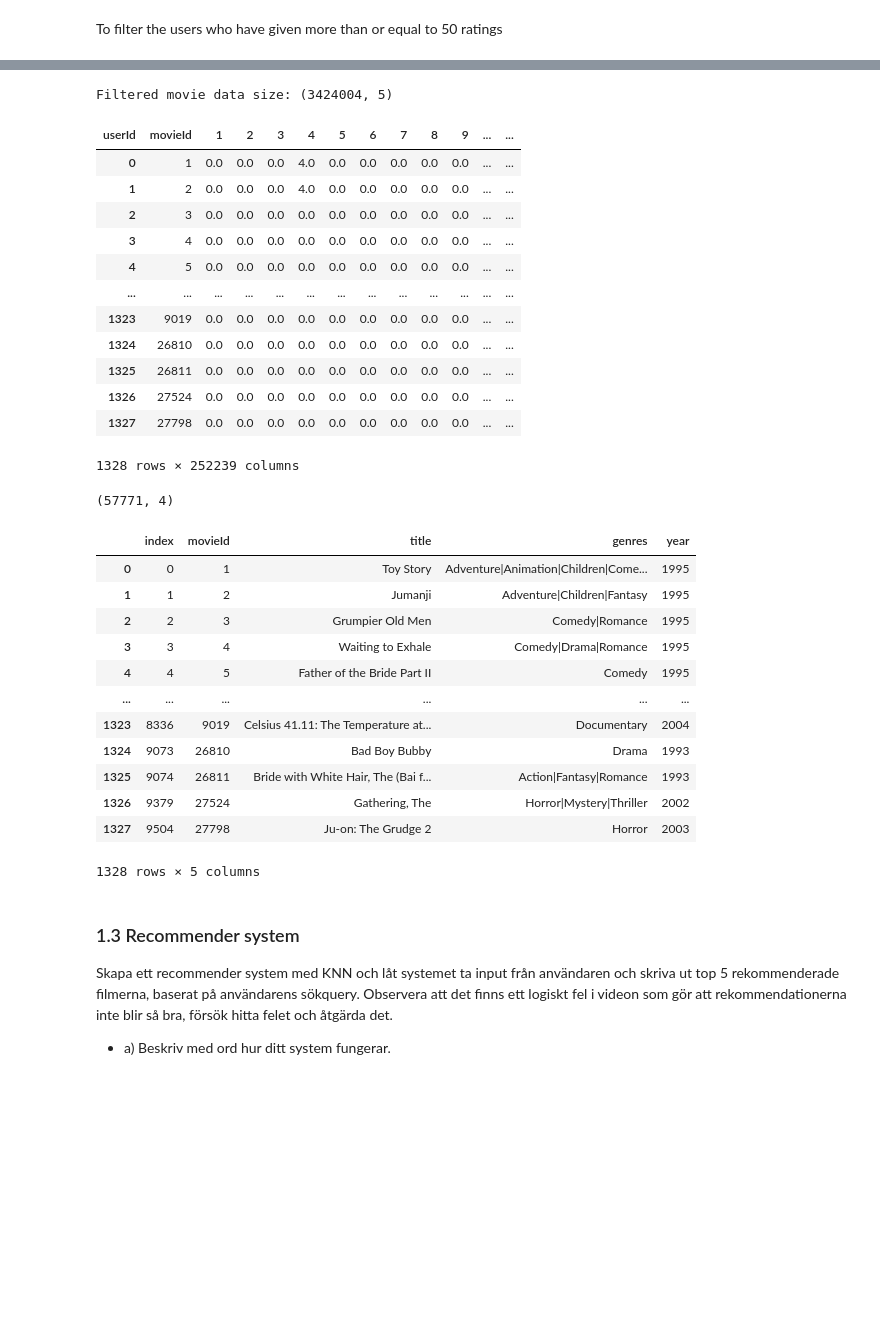
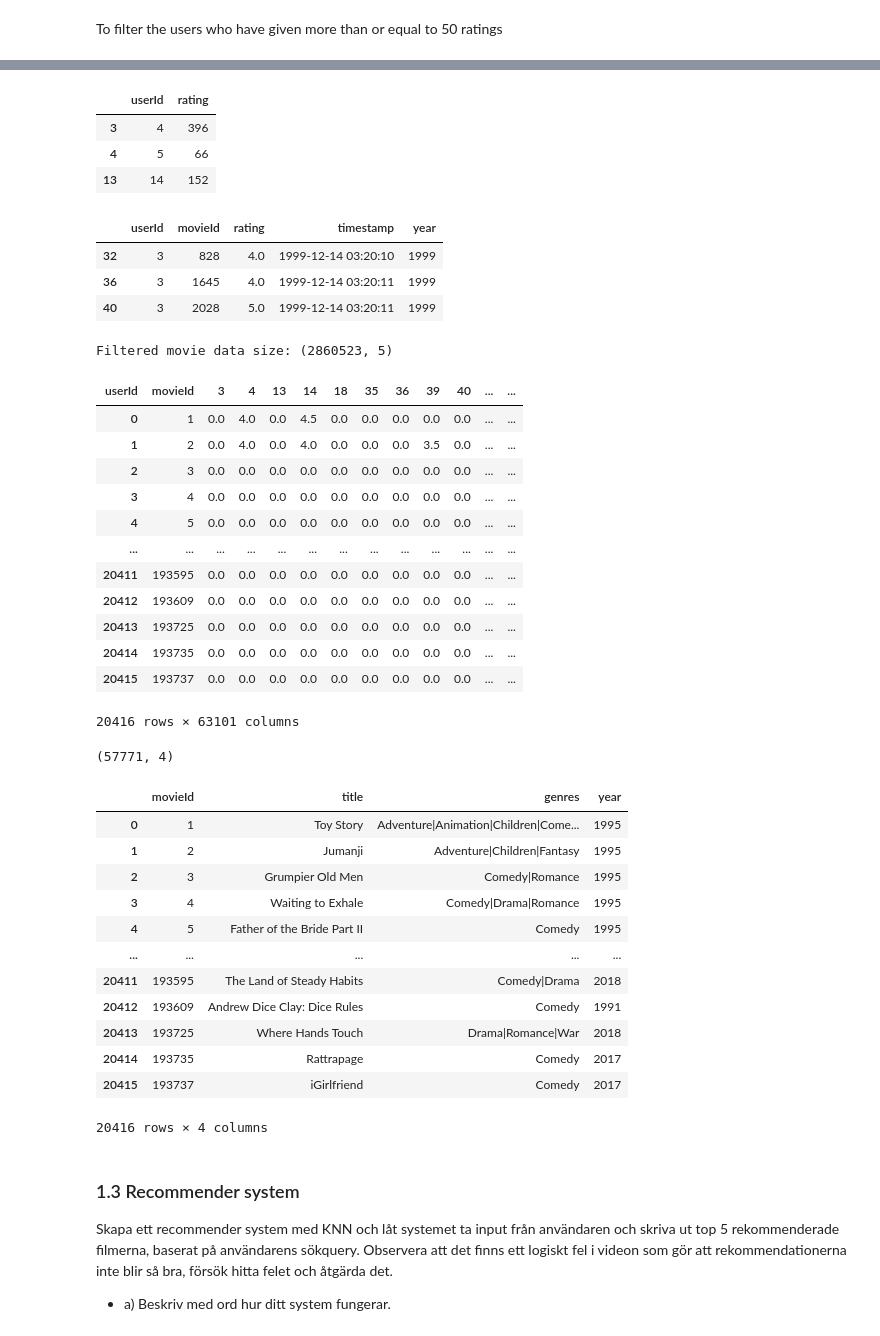
Before and after one commit to VineelaNedunuri/Machine-Learning-vineela-nedunuri, a Jupyter notebook: Labb/Rekommender_system.ipynb, the cells around one changed output, grey strips where cells are left out. Drawn from its saved outputs; the diff is of its cells as text; code cells hidden in the pictures; blank space fills up the shorter version.

```diff
--- a/Labb/Rekommender_system.ipynb
+++ b/Labb/Rekommender_system.ipynb
@@ -680,32 +671,42 @@ To filter the users who have given more than or equal to 50 ratings
 # %%
 # user given more than or equal 50 rating
-#more_count=user_count.query('rating >= 50')
-#more_count.head(3)
+more_count=user_count.query('rating >= 50')
+more_count.head(3)
+# %% [output]
+|  | userId | rating |
+| 3 | 4 | 396 |
+| 4 | 5 | 66 |
+| 13 | 14 | 152 |
 # %%
-#filtered_ratings=df_ratings.query('userId in @ more_count.index')
-#filtered_ratings.shape
+filter_ratings=high_ratings.query('userId in @ more_count.index')
+filter_ratings.head(3)
+# %% [output]
+|  | userId | movieId | rating | timestamp | year |
+| 32 | 3 | 828 | 4.0 | 1999-12-14 03:20:10 | 1999 |
+| 36 | 3 | 1645 | 4.0 | 1999-12-14 03:20:11 | 1999 |
+| 40 | 3 | 2028 | 5.0 | 1999-12-14 03:20:11 | 1999 |
 # %%
-print('Filtered movie data size:',df_ratings.shape)
+print('Filtered movie data size:',filter_ratings.shape)
 # %% [output]
-Filtered movie data size: (3424004, 5)
+Filtered movie data size: (2860523, 5)
 # %%
 # Create a pivot table with the filtered ratings
-movies_users = df_ratings.pivot_table(index='movieId', columns='userId', values='rating').fillna(0).reset_index()
+movies_users = filter_ratings.pivot_table(index='movieId', columns='userId', values='rating').fillna(0).reset_index()
 movies_users
 # %% [output]
-| userId | movieId | 1 | 2 | 3 | 4 | 5 | 6 | 7 | 8 | 9 | ... | ... |
-| 0 | 1 | 0.0 | 0.0 | 0.0 | 4.0 | 0.0 | 0.0 | 0.0 | 0.0 | 0.0 | ... | ... |
-| 1 | 2 | 0.0 | 0.0 | 0.0 | 4.0 | 0.0 | 0.0 | 0.0 | 0.0 | 0.0 | ... | ... |
+| userId | movieId | 3 | 4 | 13 | 14 | 18 | 35 | 36 | 39 | 40 | ... | ... |
+| 0 | 1 | 0.0 | 4.0 | 0.0 | 4.5 | 0.0 | 0.0 | 0.0 | 0.0 | 0.0 | ... | ... |
+| 1 | 2 | 0.0 | 4.0 | 0.0 | 4.0 | 0.0 | 0.0 | 0.0 | 3.5 | 0.0 | ... | ... |
 | 2 | 3 | 0.0 | 0.0 | 0.0 | 0.0 | 0.0 | 0.0 | 0.0 | 0.0 | 0.0 | ... | ... |
 | 3 | 4 | 0.0 | 0.0 | 0.0 | 0.0 | 0.0 | 0.0 | 0.0 | 0.0 | 0.0 | ... | ... |
 | 4 | 5 | 0.0 | 0.0 | 0.0 | 0.0 | 0.0 | 0.0 | 0.0 | 0.0 | 0.0 | ... | ... |
 | ... | ... | ... | ... | ... | ... | ... | ... | ... | ... | ... | ... | ... |
-| 1323 | 9019 | 0.0 | 0.0 | 0.0 | 0.0 | 0.0 | 0.0 | 0.0 | 0.0 | 0.0 | ... | ... |
-| 1324 | 26810 | 0.0 | 0.0 | 0.0 | 0.0 | 0.0 | 0.0 | 0.0 | 0.0 | 0.0 | ... | ... |
-| 1325 | 26811 | 0.0 | 0.0 | 0.0 | 0.0 | 0.0 | 0.0 | 0.0 | 0.0 | 0.0 | ... | ... |
-| 1326 | 27524 | 0.0 | 0.0 | 0.0 | 0.0 | 0.0 | 0.0 | 0.0 | 0.0 | 0.0 | ... | ... |
-| 1327 | 27798 | 0.0 | 0.0 | 0.0 | 0.0 | 0.0 | 0.0 | 0.0 | 0.0 | 0.0 | ... | ... |
+| 20411 | 193595 | 0.0 | 0.0 | 0.0 | 0.0 | 0.0 | 0.0 | 0.0 | 0.0 | 0.0 | ... | ... |
+| 20412 | 193609 | 0.0 | 0.0 | 0.0 | 0.0 | 0.0 | 0.0 | 0.0 | 0.0 | 0.0 | ... | ... |
+| 20413 | 193725 | 0.0 | 0.0 | 0.0 | 0.0 | 0.0 | 0.0 | 0.0 | 0.0 | 0.0 | ... | ... |
+| 20414 | 193735 | 0.0 | 0.0 | 0.0 | 0.0 | 0.0 | 0.0 | 0.0 | 0.0 | 0.0 | ... | ... |
+| 20415 | 193737 | 0.0 | 0.0 | 0.0 | 0.0 | 0.0 | 0.0 | 0.0 | 0.0 | 0.0 | ... | ... |
-1328 rows × 252239 columns
+20416 rows × 63101 columns
 # %%
 from scipy.sparse import csr_matrix
 
@@ -717,22 +718,22 @@ df_movies.shape
 (57771, 4)
 # %%
 # To set the correct index of movieId for both pivot table and df_movies
-df_movies = df_movies.query('movieId in @df_ratings.movieId').reset_index()
-df_movies
+df_movies_ratings = df_movies.query('movieId in @filter_ratings.movieId').reset_index(drop=True)
+df_movies_ratings
 # %% [output]
-|  | index | movieId | title | genres | year |
-| 0 | 0 | 1 | Toy Story | Adventure|Animation|Children|Come... | 1995 |
-| 1 | 1 | 2 | Jumanji | Adventure|Children|Fantasy | 1995 |
-| 2 | 2 | 3 | Grumpier Old Men | Comedy|Romance | 1995 |
-| 3 | 3 | 4 | Waiting to Exhale | Comedy|Drama|Romance | 1995 |
-| 4 | 4 | 5 | Father of the Bride Part II | Comedy | 1995 |
-| ... | ... | ... | ... | ... | ... |
-| 1323 | 8336 | 9019 | Celsius 41.11: The Temperature at... | Documentary | 2004 |
-| 1324 | 9073 | 26810 | Bad Boy Bubby | Drama | 1993 |
-| 1325 | 9074 | 26811 | Bride with White Hair, The (Bai f... | Action|Fantasy|Romance | 1993 |
-| 1326 | 9379 | 27524 | Gathering, The | Horror|Mystery|Thriller | 2002 |
-| 1327 | 9504 | 27798 | Ju-on: The Grudge 2 | Horror | 2003 |
+|  | movieId | title | genres | year |
+| 0 | 1 | Toy Story | Adventure|Animation|Children|Come... | 1995 |
+| 1 | 2 | Jumanji | Adventure|Children|Fantasy | 1995 |
+| 2 | 3 | Grumpier Old Men | Comedy|Romance | 1995 |
+| 3 | 4 | Waiting to Exhale | Comedy|Drama|Romance | 1995 |
+| 4 | 5 | Father of the Bride Part II | Comedy | 1995 |
+| ... | ... | ... | ... | ... |
+| 20411 | 193595 | The Land of Steady Habits | Comedy|Drama | 2018 |
+| 20412 | 193609 | Andrew Dice Clay: Dice Rules | Comedy | 1991 |
+| 20413 | 193725 | Where Hands Touch | Drama|Romance|War | 2018 |
+| 20414 | 193735 | Rattrapage | Comedy | 2017 |
+| 20415 | 193737 | iGirlfriend | Comedy | 2017 |
-1328 rows × 5 columns
+20416 rows × 4 columns
 # %% [markdown]
 ### 1.3 Recommender system
 Skapa ett recommender system med KNN och låt systemet ta input från användaren och skriva ut top 5
```
Also changed, not shown: parts of 8 cells of this notebook.
